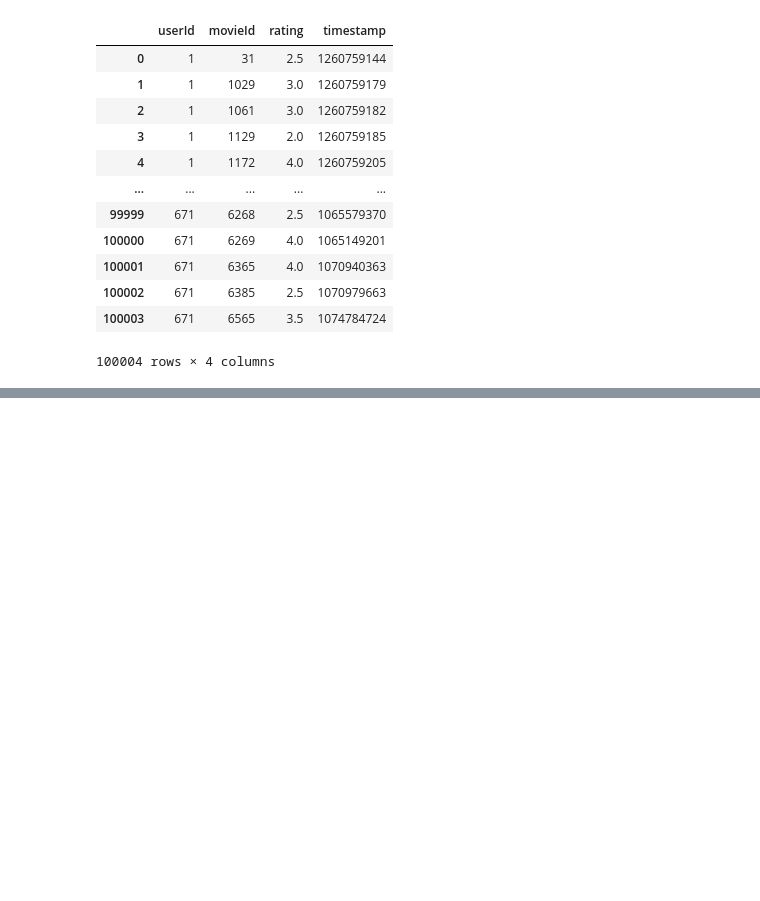
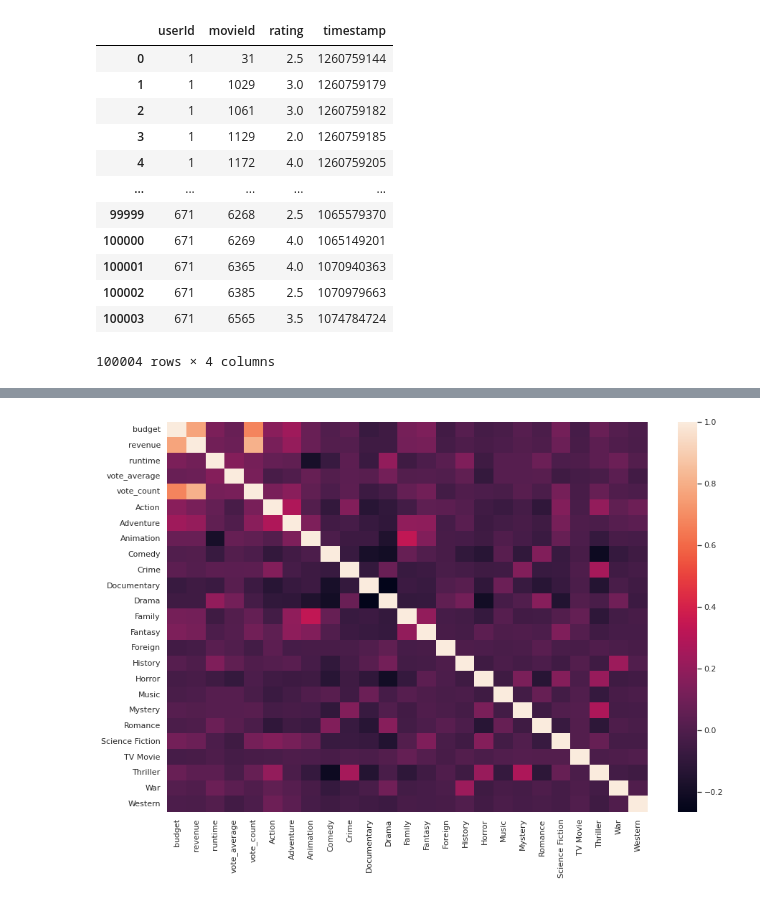
Before and after one commit to cleziac/Programming-Project, a Jupyter notebook: ds_programming_project.ipynb, the cells around one changed output, grey strips where cells are left out. Cells and saved outputs as stored; diff of their text form; code cells hidden in the pictures; blank space fills up the shorter version.

```diff
--- a/ds_programming_project.ipynb
+++ b/ds_programming_project.ipynb
@@ -460,0 +514,3 @@ ratings.dropna()
+# %%
+metadata = pd.merge(movies, flattened, on = 'id', how = 'left')
+metadata.shape
@@ -460,0 +528,3 @@ ratings.dropna()
+# %%
+metadata = metadata.drop(['id', 'title', 'original_language', 'genres', 'imdb_id', 'production_companies', 'adult',
+                          'production_countries', 'release_date', 'spoken_languages'], axis = 1)
@@ -460,0 +540,2 @@ ratings.dropna()
+# %%
+metadata = metadata.drop('original_title', axis = 1)
@@ -460,0 +551,7 @@ ratings.dropna()
+# %%
+sns.set(rc = {'figure.figsize' : (15, 10)})
+# %%
+sns.heatmap(metadata.corr())
+plt.show()
+# %% [output]
+[figure, added]
```
Also changed, not shown: parts of 54 cells of this notebook.
